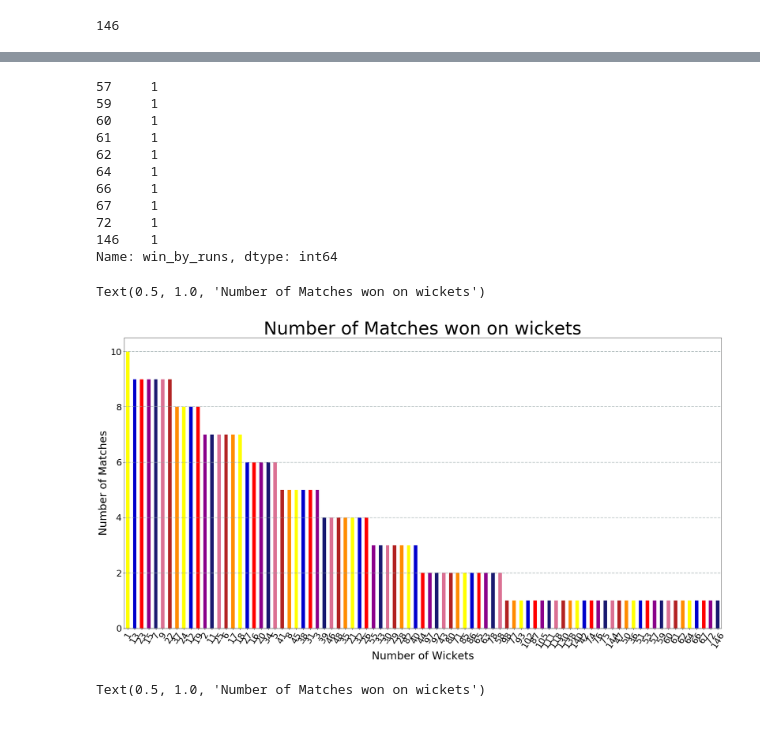
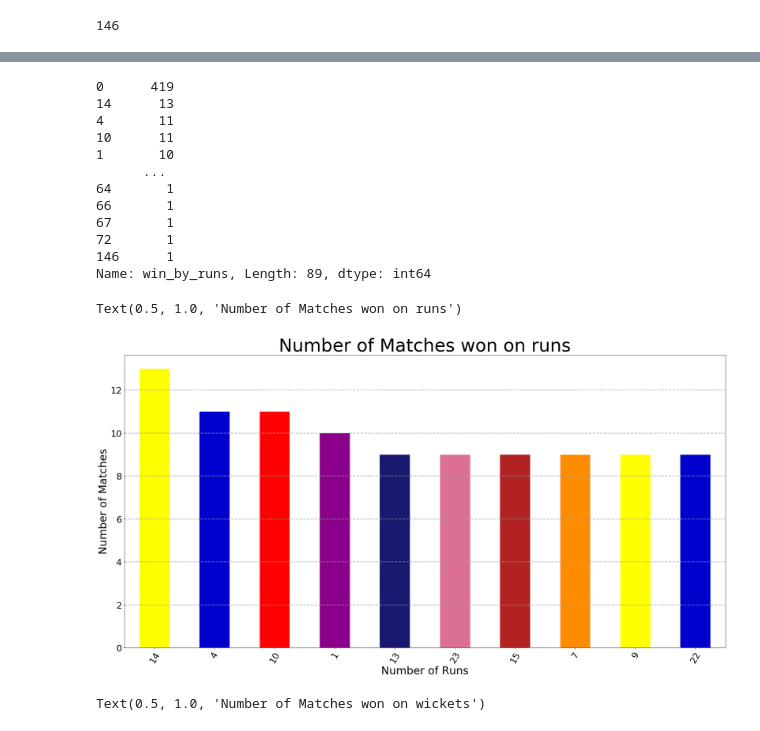
Before and after one commit to Thesavagecoder7784/Statistical-Data-Analysis-With-Pandas, a Jupyter notebook: IPL Stats.ipynb, the cells around one changed output, grey strips where cells are left out. Drawn from its saved outputs; the diff is of its cells as text; code cells hidden in the pictures.

```diff
--- a/IPL Stats.ipynb
+++ b/IPL Stats.ipynb
@@ -366,4 +366,6 @@ w5
 # %% [output]
 146
 # %%
-wa2 = w1.tail(85)
+wa2 = w1.head(11)
+wa2 = wa2.tail(10)
+wa2
@@ -370,29 +384,30 @@ wa2 = w1.tail(85)
 # %%
 w1 = wdf['win_by_runs'].value_counts(0)
-w1.tail(10)
+w1
 # %% [output]
-57     1
-59     1
-60     1
-61     1
-62     1
-64     1
-66     1
-67     1
-72     1
-146    1
-Name: win_by_runs, dtype: int64
+0      419
+14      13
+4       11
+10      11
+1       10
+      ...
+64       1
+66       1
+67       1
+72       1
+146      1
+Name: win_by_runs, Length: 89, dtype: int64
 # %%
 wa2.plot(kind = 'bar',color = ['yellow','mediumblue','red','darkmagenta','midnightblue','palevioletred','firebrick','darkorange'])
 plt.grid(color='#95a5a6', linestyle='--', linewidth=2, axis='y', alpha=0.7)
 plt.xticks(fontsize =25,rotation = 60)
 plt.yticks(fontsize = 25)
-plt.xlabel("Number of Wickets",fontsize = 30)
+plt.xlabel("Number of Runs",fontsize = 30)
 plt.ylabel("Number of Matches",fontsize = 30)
-plt.title("Number of Matches won on wickets",fontsize = 50)
+plt.title("Number of Matches won on runs",fontsize = 50)
 # %% [output]
-Text(0.5, 1.0, 'Number of Matches won on wickets')
+Text(0.5, 1.0, 'Number of Matches won on runs')
-[figure, old version]
+[figure, new version]
 # %%
 w2 = wdf['win_by_wickets'].value_counts(0)
 w2
```
Also changed, not shown: parts of 1 cell of this notebook.
